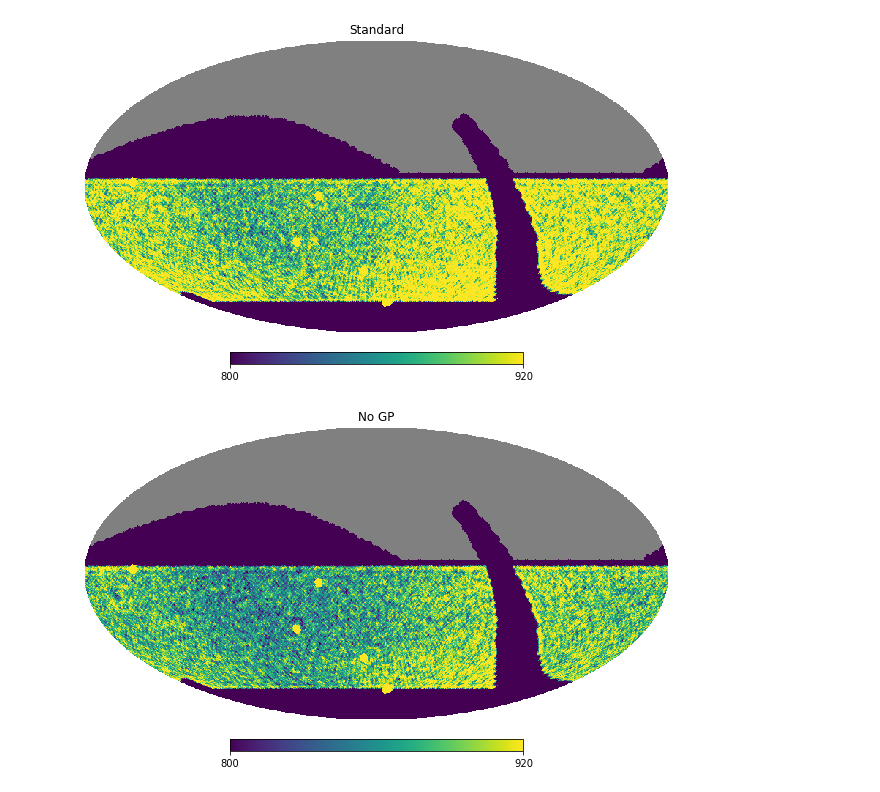
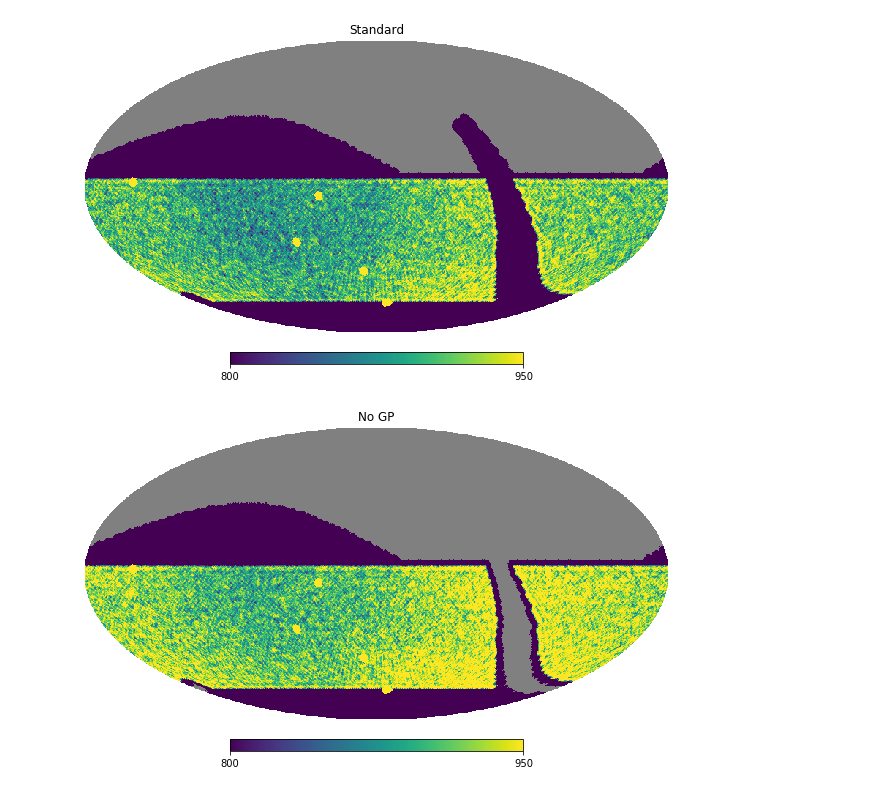
Before and after one commit to lsst-sims/sims_featureScheduler_runs1.4, a Jupyter notebook: wfd_vary/comapre.ipynb, the cells around one changed output. Saved outputs shown, nothing was run; the diff lists cells and outputs as text; code cells hidden in the pictures.

```diff
--- a/wfd_vary/comapre.ipynb
+++ b/wfd_vary/comapre.ipynb
@@ -55,10 +51,11 @@ labels = {0: 'Standard', 1:'No GP', 2:'double GP', 3: 'Half SCp/NES'}
 # %%
 mvs = [list(results[i].bundleDict.values())[0].metricValues for i in range(0,4)]
 # %%
-hp.mollview(mvs[0], max=920, min=800, title=labels[0])
+hp.mollview(mvs[0], max=950, min=800, title=labels[0])
 # %% [output]
-[figure, old version]
+[figure, new version]
 # %%
-hp.mollview(mvs[2], max=920, min=800, title=labels[1])
+i=1
+hp.mollview(mvs[i], max=950, min=800, title=labels[i])
 # %% [output]
-[figure, old version]
+[figure, new version]
```
Also changed, not shown: parts of 8 cells of this notebook.
